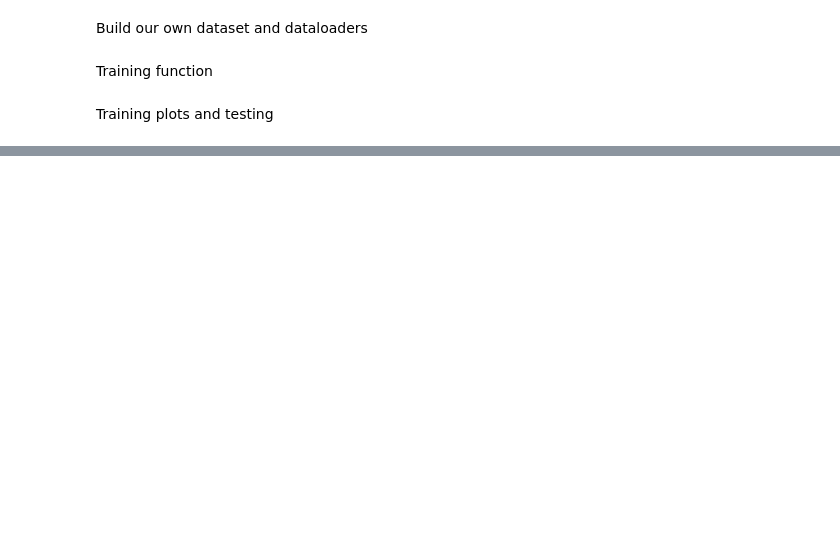
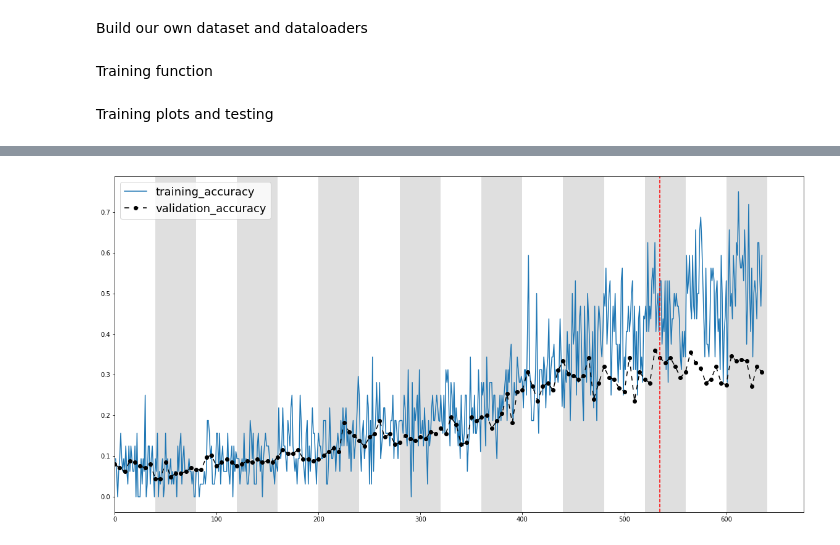
Before and after one commit to ClaudiaD97/CV_project, a Jupyter notebook: complete_code.ipynb, the cells around one changed output, grey strips where cells are left out. Saved outputs shown, nothing was run; the diff lists cells and outputs as text; code cells hidden in the pictures; blank space fills up the shorter version.

```diff
--- a/complete_code.ipynb
+++ b/complete_code.ipynb
@@ -189,0 +247,7 @@ Training plots and testing
+# %%
+def resize_transformation(img):
+    resize = transforms.Compose([transforms.Resize([64,64], interpolation=Image.BILINEAR),
+                                 transforms.ToTensor()])
+    i = resize(img)
+    i =i*255
+    return i
@@ -189,0 +256,7 @@ Training plots and testing
+# %%
+#trainPath = '/content/drive/My Drive/CV_project/Images/train'
+#testPath =  '/content/drive/My Drive/CV_project/Images/test'
+trainPath = 'Images/train'
+testPath = 'Images/test'
+dataTrain = torchvision.datasets.ImageFolder(trainPath)
+dataTest = torchvision.datasets.ImageFolder(testPath)
@@ -189,0 +265,7 @@ Training plots and testing
+# %%
+batch_size = 32
+num_workers = 1
+trainingSet = customDataset(trainPath, resize_transformation)
+trainLoader, valLoader = loaders(trainingSet, 0.15, batch_size, num_workers)
+testSet = customDataset(testPath, resize_transformation, augment=False)
+testLoader = DataLoader(testSet, batch_size = batch_size, shuffle=False, num_workers=num_workers)
@@ -189,0 +314,13 @@ Training plots and testing
+# %%
+net = CNN()
+
+# parameters
+lr = 0.001
+epochs = 30
+criterion = nn.CrossEntropyLoss()
+optimizer = optim.SGD(net.parameters(), lr=0.001, momentum=0.9)
+patience = 20
+validate_each = 5
+
+trained_net, train_loss, valid_loss, train_acc, valid_acc = training(net, trainLoader, valLoader, optimizer, criterion, patience, validate_each)
+net.load_state_dict(trained_net)
@@ -189,0 +346,4 @@ Training plots and testing
+# %%
+plot_results(train_acc, valid_acc,'C0',True)
+# %% [output]
+[figure, added]
```
Also changed, not shown: parts of 30 cells of this notebook.
